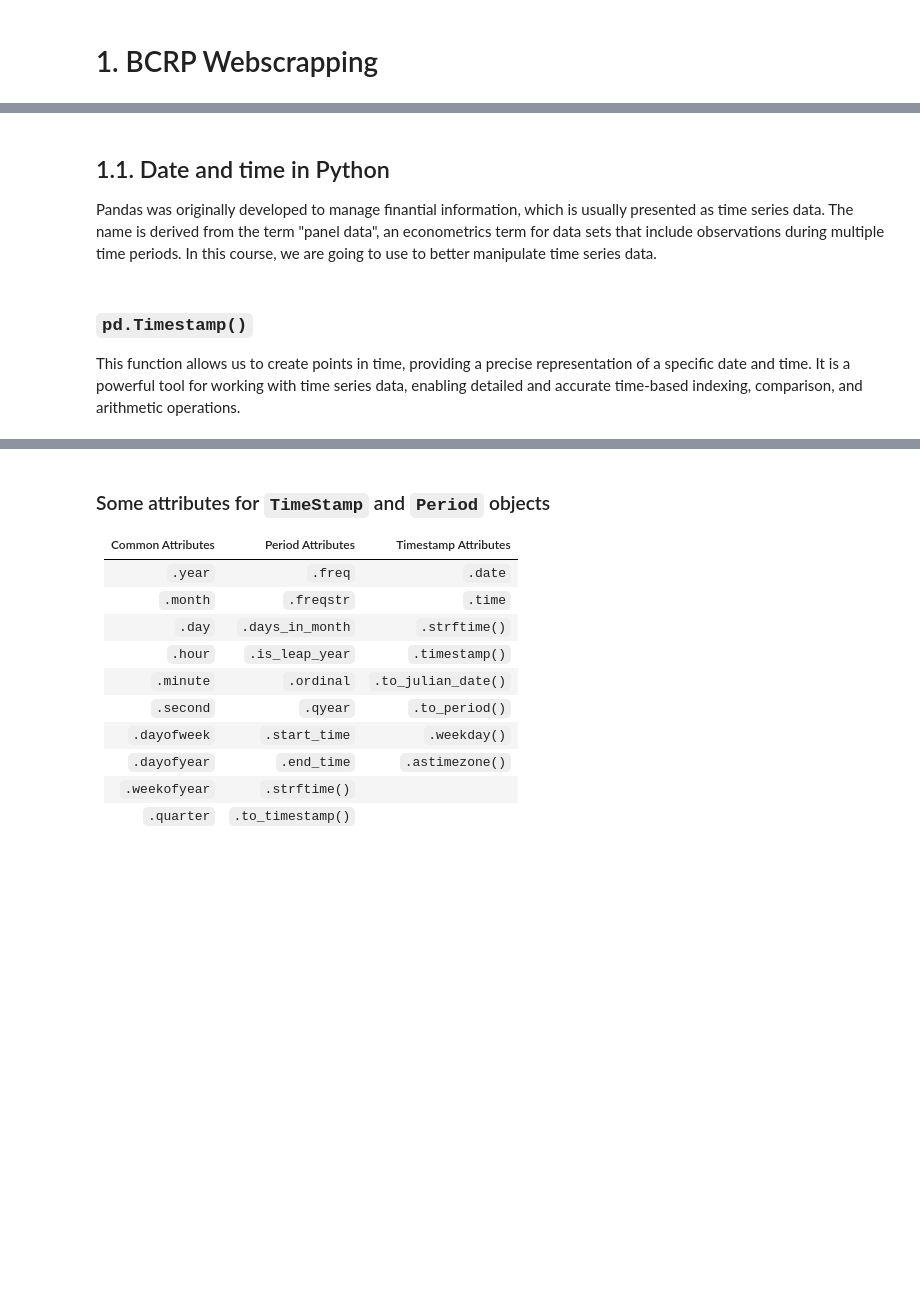
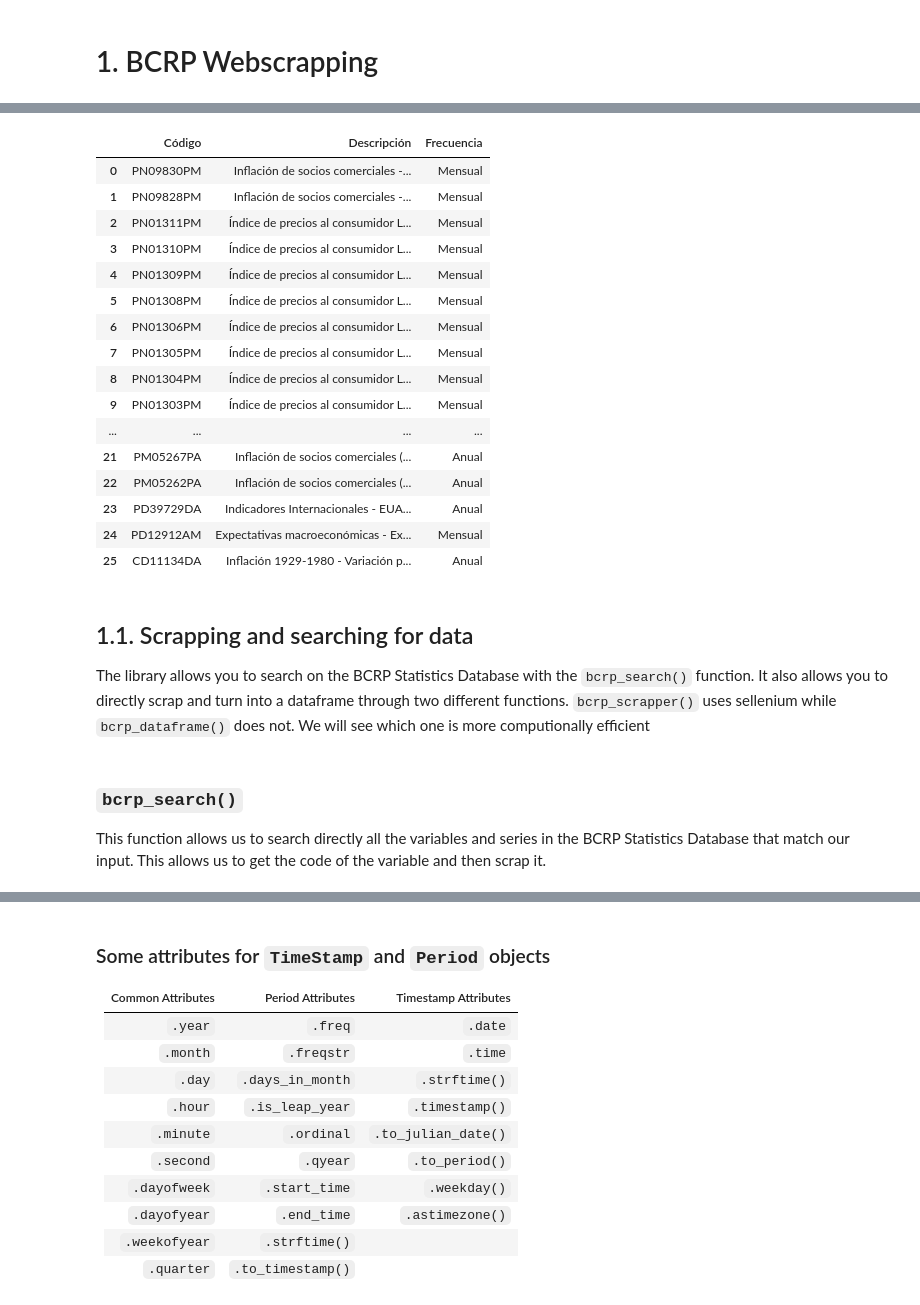
Before and after one commit to estcab00/timeseries-python, a Jupyter notebook: Sessions/Session 3 - Time Series Extraction.ipynb, the cells around one changed output, grey strips where cells are left out. Cells and saved outputs as stored; diff of their text form; code cells hidden in the pictures; blank space fills up the shorter version.

````diff
--- a/Sessions/Session 3 - Time Series Extraction.ipynb
+++ b/Sessions/Session 3 - Time Series Extraction.ipynb
@@ -24,4 +84,24 @@ start = time.time()
+# %%
+bcrp.bcrp_search("Inflación")
+# %% [output]
+|  | Código | Descripción | Frecuencia |
+| 0 | PN09830PM | Inflación de socios comerciales -... | Mensual |
+| 1 | PN09828PM | Inflación de socios comerciales -... | Mensual |
+| 2 | PN01311PM | Índice de precios al consumidor L... | Mensual |
+| 3 | PN01310PM | Índice de precios al consumidor L... | Mensual |
+| 4 | PN01309PM | Índice de precios al consumidor L... | Mensual |
+| 5 | PN01308PM | Índice de precios al consumidor L... | Mensual |
+| 6 | PN01306PM | Índice de precios al consumidor L... | Mensual |
+| 7 | PN01305PM | Índice de precios al consumidor L... | Mensual |
+| 8 | PN01304PM | Índice de precios al consumidor L... | Mensual |
+| 9 | PN01303PM | Índice de precios al consumidor L... | Mensual |
+| ... | ... | ... | ... |
+| 21 | PM05267PA | Inflación de socios comerciales (... | Anual |
+| 22 | PM05262PA | Inflación de socios comerciales (... | Anual |
+| 23 | PD39729DA | Indicadores Internacionales - EUA... | Anual |
+| 24 | PD12912AM | Expectativas macroeconómicas - Ex... | Mensual |
+| 25 | CD11134DA | Inflación 1929-1980 - Variación p... | Anual |
 # %% [markdown]
-## <a id="t1.1"></a>1.1. Date and time in Python
+## <a id="t1.1"></a>1.1. Scrapping and searching for data
 
-Pandas was originally developed to manage finantial information, which is usually presented as time series data. The name is derived from the term "panel data", an econometrics term for data sets that include observations during multiple time periods. In this course, we are going to use to better manipulate time series data.
+The library allows you to search on the BCRP Statistics Database with the `bcrp_search()` function. It also allows you to directly scrap and turn into a dataframe through two different functions. `bcrp_scrapper()` uses sellenium while `bcrp_dataframe()` does not. We will see which one is more computionally efficient
@@ -33,4 +108,4 @@ from datetime import datetime # This will allow us to manually create dates
 # %% [markdown]
-### ```pd.Timestamp()```
-This function allows us to create points in time, providing a precise representation of a specific date and time. It is a powerful tool for working with time series data, enabling detailed and accurate time-based indexing, comparison, and arithmetic operations.
+### ```bcrp_search()```
+This function allows us to search directly all the variables and series in the BCRP Statistics Database that match our input. This allows us to get the code of the variable and then scrap it.
 # %%
````
Also changed, not shown: parts of 77 cells of this notebook.
